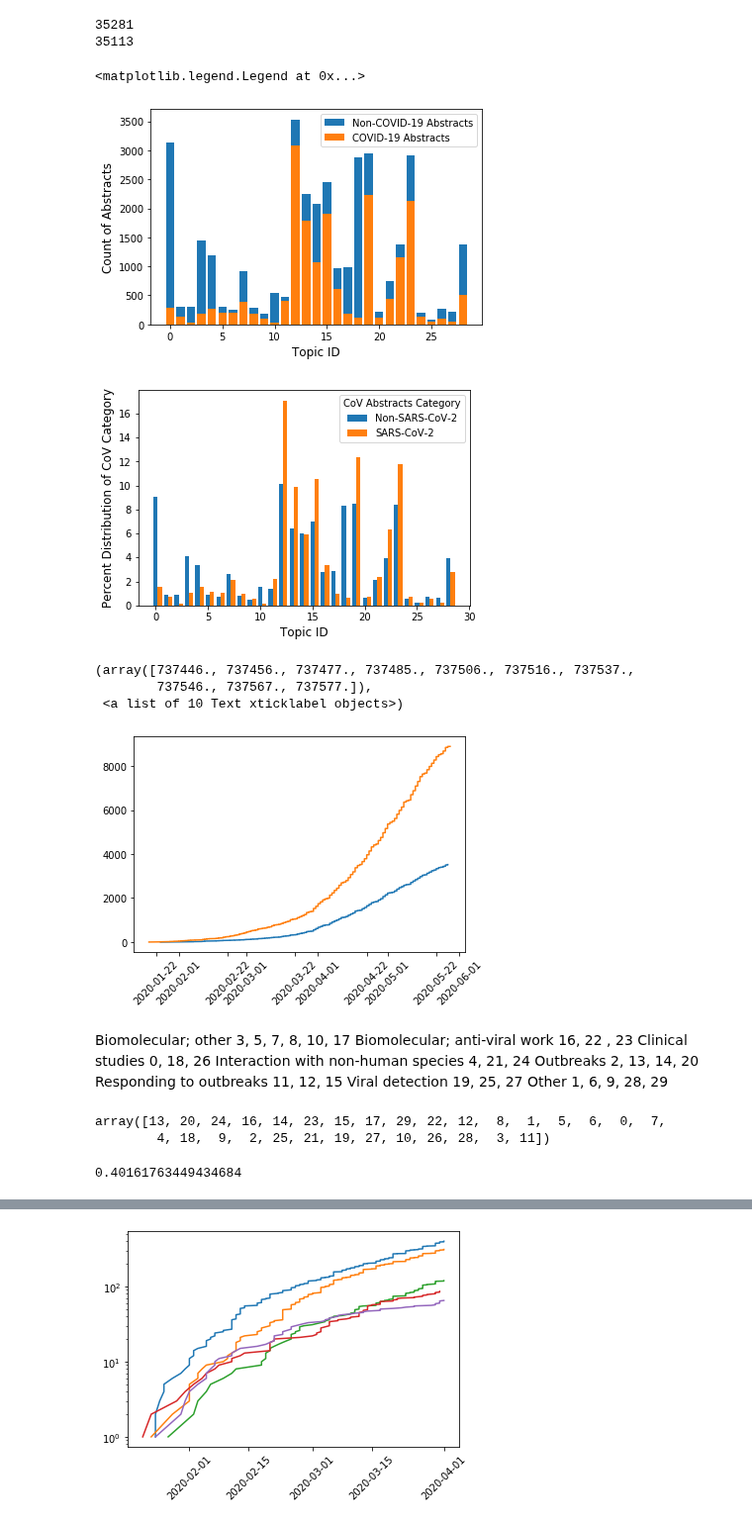
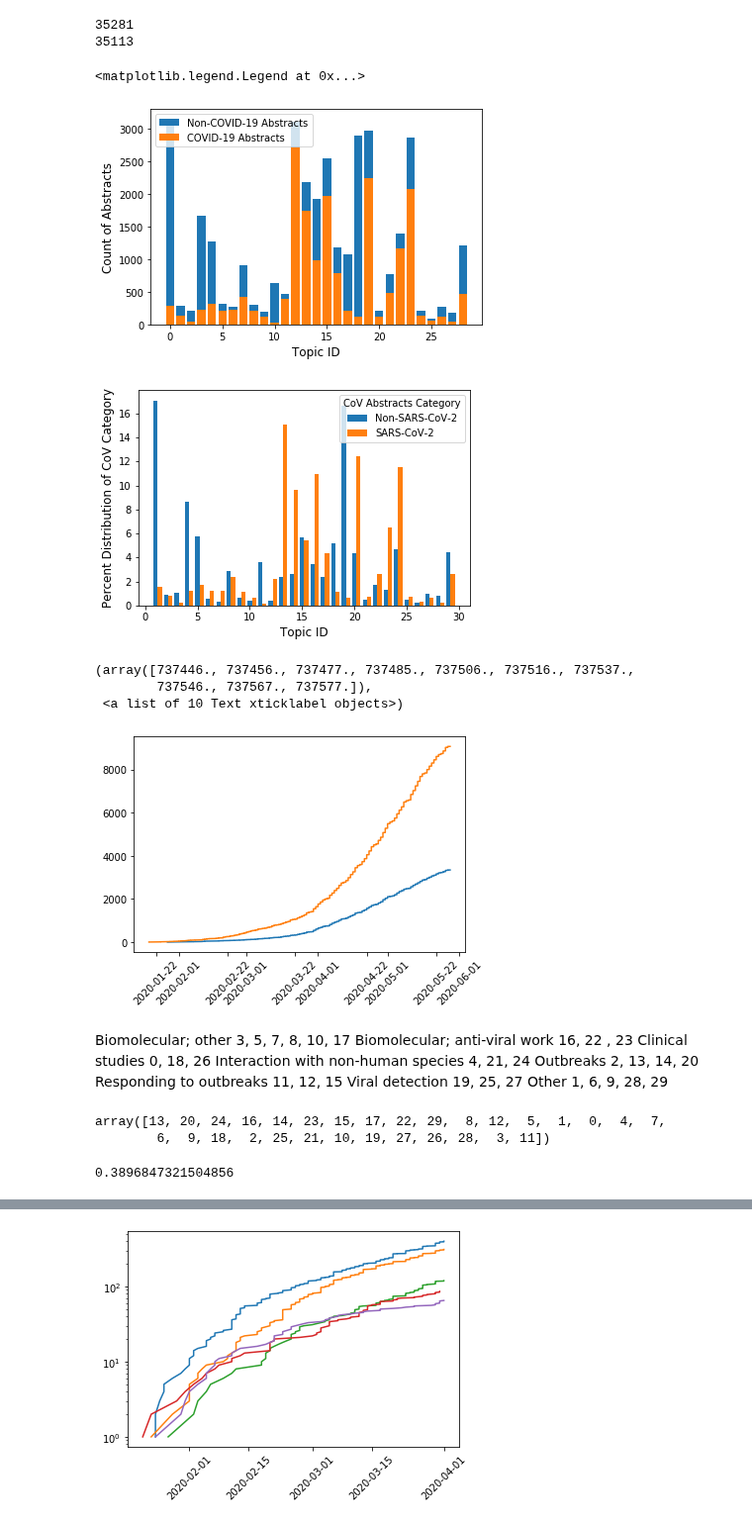
Before and after one commit to COVID19-DVRN/8-AI-Mapping-of-Relevant-Coronavirus-Literature, a Jupyter notebook: analysis/LDA_Analytics.ipynb, the cells around one changed output, grey strips where cells are left out. Shown at 99% size. Saved outputs shown, nothing was run; the diff lists cells and outputs as text; code cells hidden in the pictures.

```diff
--- a/analysis/LDA_Analytics.ipynb
+++ b/analysis/LDA_Analytics.ipynb
@@ -246,11 +246,12 @@ One of the practical application of topic modeling is to determine what topic a
 
 To find that, we find the topic number that has the highest percentage contribution in that document.
 # %%
-def format_topics_sentences(ldamodel=lda_model, corpus=bow_corpus_np, texts=df['abstract']):
+def format_topics_sentences(ldamodel=lda_model, corpus=bow_corpus_np, texts=df['abstract'], increment=0.01):
     # Init output
     sent_topics_df = pd.DataFrame()
 
     # Get main topic in each document
+    checkpoint=0
     for i, row in enumerate(ldamodel[corpus]):
         row = sorted(row, key=lambda x: (x[1]), reverse=True)
         # Get the Dominant topic, Perc Contribution and Keywords for each document
@@ -261,19 +262,22 @@ def format_topics_sentences(ldamodel=lda_model, corpus=bow_corpus_np, texts=df['
                 sent_topics_df = sent_topics_df.append(pd.Series([int(topic_num), round(prop_topic,4), topic_keywords]), ignore_index=True)
             else:
                 break
+        if i / len(ldamodel[corpus]) > checkpoint:
+            checkpoint += increment
+            print(checkpoint)
     sent_topics_df.columns = ['Dominant_Topic', 'Perc_Contribution', 'Topic_Keywords']
 
     # Add original text to the end of the output
-    contents = pd.Series(texts)
-    sent_topics_df = pd.concat([sent_topics_df, contents], axis=1)
-    return(sent_topics_df)
+#     contents = pd.Series(texts)
+#     sent_topics_df = pd.concat([sent_topics_df, contents], axis=1)
+    return sent_topics_df
 
 
 df_topic_sents_keywords = format_topics_sentences(ldamodel=lda_model, corpus=bow_corpus_np, texts=df['abstract'])
 
 # Format
 dominant_topic_30 = df_topic_sents_keywords.reset_index()
-dominant_topic_30.columns = ['Document_No', 'Dominant_Topic', 'Topic_Perc_Contrib', 'Keywords', 'Abstract']
+dominant_topic_30.columns = ['Document_No', 'Dominant_Topic', 'Topic_Perc_Contrib', 'Keywords']
 
 # Show
 dominant_topic_30
@@ -292,3 +313,5 @@ dominant_topic_30
 # %%
+dominant_topic_30['Abstract'] = df['abstract']
 dominant_topic_30['abstract_COVID'] = df['abstract_COVID']
 dominant_topic_30['abstract_COVID'] = dominant_topic_30['abstract_COVID'].astype(int)
+dominant_topic_30['publish_time'] = df['publish_time']
@@ -317,9 +336,9 @@ dominant_topic_30.to_csv("big_data/dominant_topic_30.csv")
 # %% [markdown]
 # Visualizations
 # %%
-metadata_dt_analysis = copy.deepcopy(df)
-metadata_dt_analysis['Dominant_Topic'] = dominant_topic_30['Dominant_Topic']
-metadata_dt_analysis['Dominant_Topic'] = metadata_dt_analysis['Dominant_Topic'].astype(int)
+metadata_dt_analysis = copy.deepcopy(dominant_topic_30)
+metadata_dt_analysis['Dominant_Topic'] = metadata_dt_analysis['Dominant_Topic'].fillna(0).astype(int)
+metadata_dt_analysis['abstract_COVID'] = metadata_dt_analysis['abstract_COVID'].astype('bool')
 print(len(metadata_dt_analysis))
 
 
@@ -343,35 +362,35 @@ plt.bar(np.arange(0, max(subset_COVID['Dominant_Topic'])),
 plt.xlabel('Topic ID', size=12)
 plt.ylabel('Count of Abstracts', size=12)
 # plt.title('Distribution of Abstracts Across Topics', size=14)
-fig.savefig('Paper/Figures/6.png', dpi=dpi)
+# fig.savefig('Paper/Figures/6.png', dpi=dpi)
 plt.legend()
 # %% [output]
 <matplotlib.legend.Legend at 0x...>
-[figure, old version]
+[figure, new version]
 # %%
-abstract_cnts = np.bincount(metadata_dt_analysis['Dominant_Topic'],
-                    minlength=max(metadata_dt_analysis['Dominant_Topic']))[1:]
+abstract_cnts = np.bincount(metadata_dt_analysis['Dominant_Topic'][metadata_dt_analysis['abstract_COVID'] == 0] ,
+                    minlength=max(metadata_dt_analysis['Dominant_Topic'][metadata_dt_analysis['abstract_COVID'] == 0]))[1:]
 abstract_cnts = abstract_cnts / sum(abstract_cnts) * 100
 
 fig, ax = plt.subplots()
-plt.bar(np.arange(0, max(metadata_dt_analysis['Dominant_Topic'])),
+plt.bar(np.arange(0, max(metadata_dt_analysis['Dominant_Topic'])) + 1,
         abstract_cnts,
         label='Non-SARS-CoV-2', width=0.4)
 
 abstract_cnts = np.bincount(subset_COVID['Dominant_Topic'], minlength=max(subset_COVID['Dominant_Topic']))[1:]
 abstract_cnts = abstract_cnts / sum(abstract_cnts) * 100
 subset_COVID = metadata_dt_analysis[metadata_dt_analysis['abstract_COVID']]
-plt.bar(np.arange(0, max(subset_COVID['Dominant_Topic'])) + .4,
+plt.bar(np.arange(0, max(subset_COVID['Dominant_Topic'])) + 1 + .4,
         abstract_cnts,
         label='SARS-CoV-2', width=0.4)
 plt.xlabel('Topic ID', size=12)
 plt.ylabel('Percent Distribution of CoV Category', size=12)
 # plt.title('Distribution of Abstracts Across Topics', size=14)
 plt.legend(title='CoV Abstracts Category')
 fig.savefig('Paper/Figures/5.png', dpi=dpi)
 plt.show()
 # %% [output]
-[figure, old version]
+[figure, new version]
 # %%
 subset_COVID = metadata_dt_analysis[
     metadata_dt_analysis['abstract_COVID'] &
@@ -398,7 +417,7 @@ plt.xticks(rotation=45)
 (array([737446., 737456., 737477., 737485., 737506., 737516., 737537.,
         737546., 737567., 737577.]),
  <a list of 10 Text xticklabel objects>)
-[figure, old version]
+[figure, new version]
 # %% [markdown]
 Biomolecular; other
 3, 5, 7, 8, 10, 17
@@ -436,12 +455,12 @@ t, c = np.unique(metadata_dt_analysis['Dominant_Topic'][metadata_dt_analysis['ab
 t = t[np.argsort(c)[::-1]]
 t
 # %% [output]
-array([13, 20, 24, 16, 14, 23, 15, 17, 29, 22, 12,  8,  1,  5,  6,  0,  7,
-        4, 18,  9,  2, 25, 21, 19, 27, 10, 26, 28,  3, 11])
+array([13, 20, 24, 16, 14, 23, 15, 17, 22, 29,  8, 12,  5,  1,  0,  4,  7,
+        6,  9, 18,  2, 25, 21, 10, 19, 27, 26, 28,  3, 11])
 # %%
 np.sum(metadata_dt_analysis['Dominant_Topic'].isin(t[0:5])) / len(metadata_dt_analysis)
 # %% [output]
-0.40161763449434684
+0.3896847321504856
 # %%
 sums_all, sums_covid = [], []
 for t, lst in enumerate(t_all):
```
Also changed, not shown: parts of 9 cells of this notebook.
